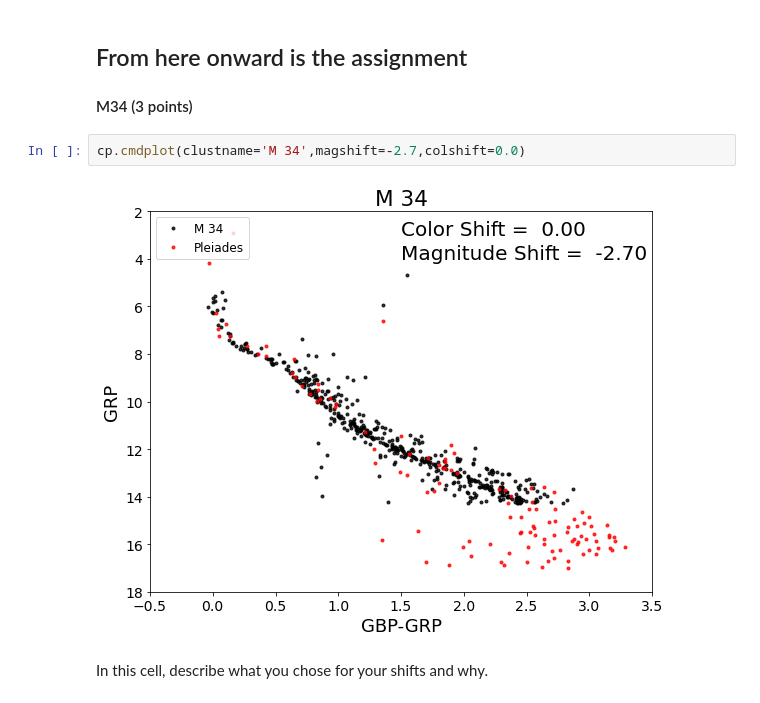
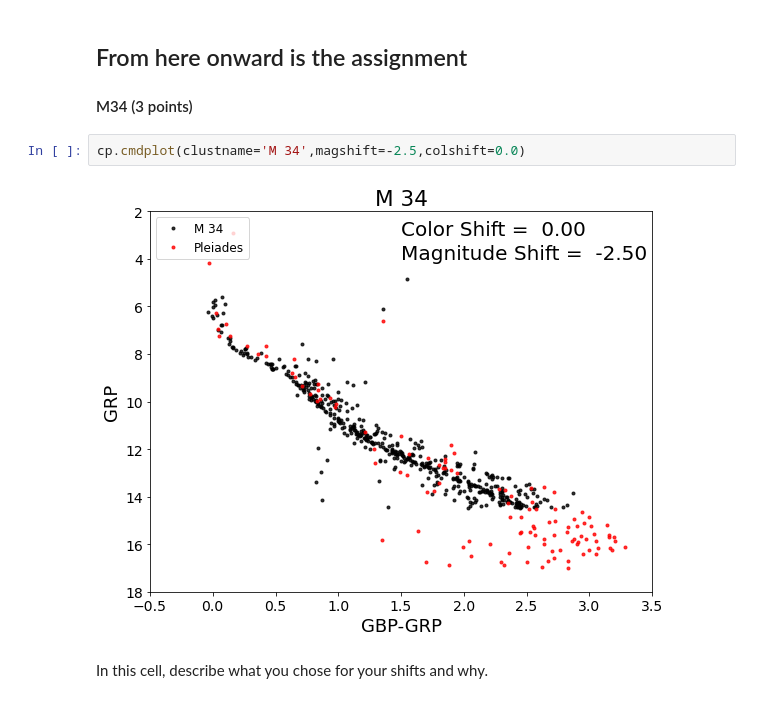
Before and after one commit to JesseGarcia24/CMD_distmod_student, a Jupyter notebook: cluster_plot_student.ipynb, the cells around one changed output. Drawn from its saved outputs; the diff is of its cells as text.

```diff
--- a/cluster_plot_student.ipynb
+++ b/cluster_plot_student.ipynb
@@ -39,9 +39,9 @@ warnings.filterwarnings('ignore')
 
 #### M34 (3 points)
 # %%
-cp.cmdplot(clustname='M 34',magshift=-2.7,colshift=0.0)
+cp.cmdplot(clustname='M 34',magshift=-2.5,colshift=0.0)
 # %% [output]
-[figure, old version]
+[figure, new version]
 # %% [markdown]
 In this cell, describe what you chose for your shifts and why.
 # %% [markdown]
```
Also changed, not shown: parts of 6 cells of this notebook.
